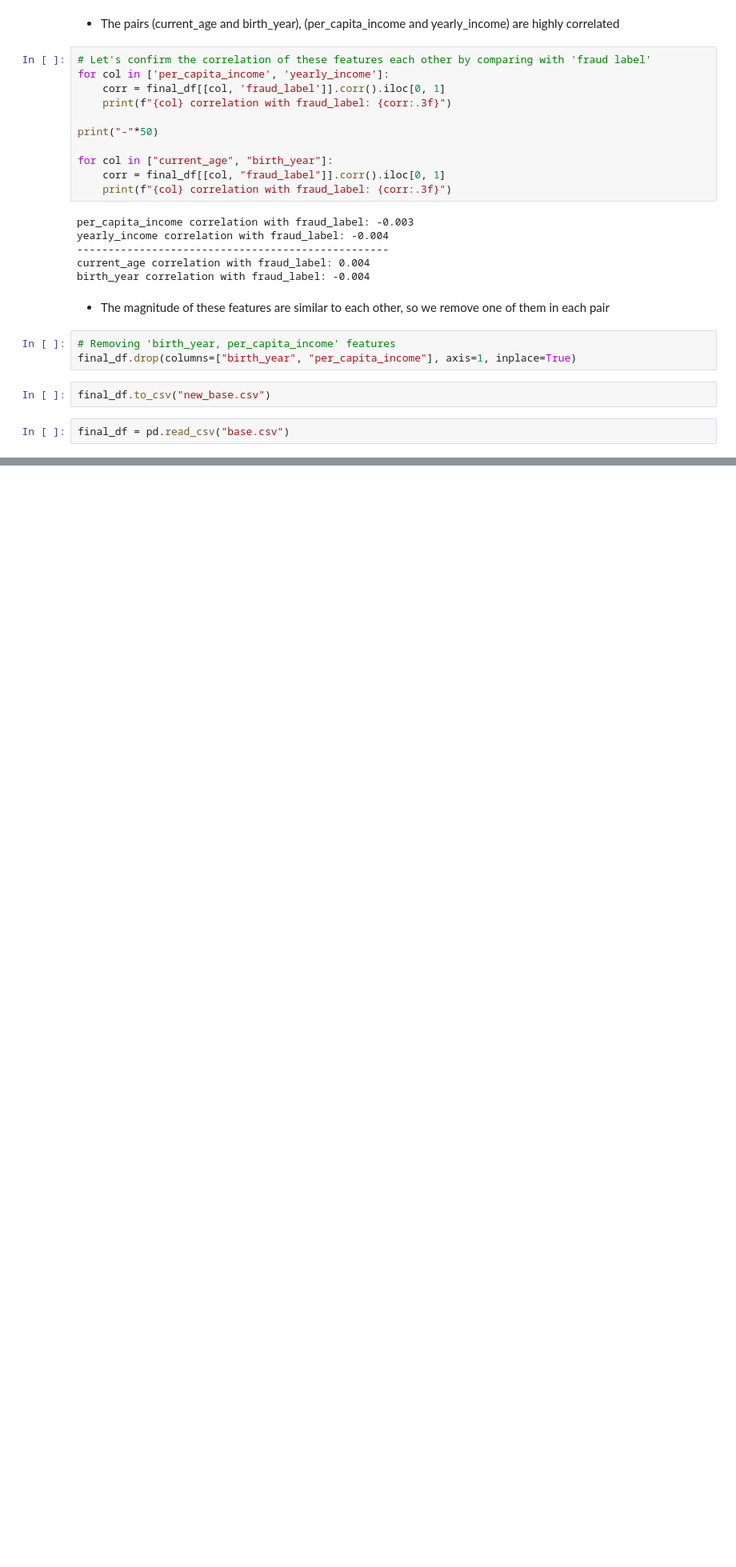
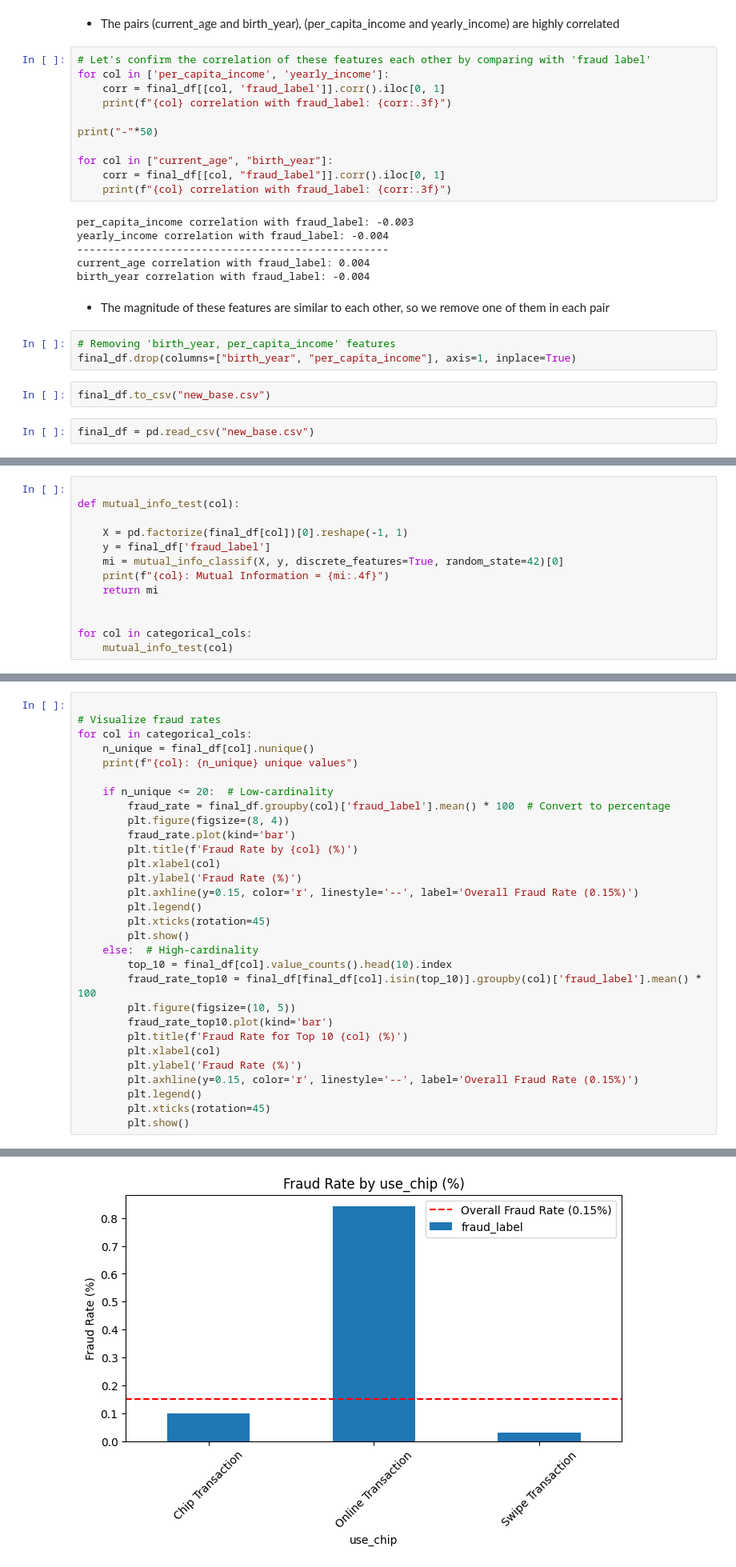
Before and after one commit to esr26/Kaggle-Projects, a Jupyter notebook: Financial Transaction Fraud/ft.ipynb, the cells around one changed output, grey strips where cells are left out. Shown at 80% size. Drawn from its saved outputs; the diff is of its cells as text; blank space fills up the shorter version.

Commit message:
Code Update
Analyzed Categorical columns

```diff
--- a/Financial Transaction Fraud/ft.ipynb
+++ b/Financial Transaction Fraud/ft.ipynb
@@ -507,7 +511,7 @@ final_df.drop(columns=["birth_year", "per_capita_income"], axis=1, inplace=True)
 # %%
 final_df.to_csv("new_base.csv")
 # %%
-final_df = pd.read_csv("base.csv")
+final_df = pd.read_csv("new_base.csv")
 # %%
 final_df.columns
 # %% [output]
@@ -524,0 +599,13 @@ Index(['Unnamed: 0', 'date', 'client_id_x', 'card_id', 'amount', 'use_chip',
+# %%
+
+def mutual_info_test(col):
+
+    X = pd.factorize(final_df[col])[0].reshape(-1, 1)
+    y = final_df['fraud_label']
+    mi = mutual_info_classif(X, y, discrete_features=True, random_state=42)[0]
+    print(f"{col}: Mutual Information = {mi:.4f}")
+    return mi
+
+
+for col in categorical_cols:
+    mutual_info_test(col)
@@ -524,0 +623,31 @@ Index(['Unnamed: 0', 'date', 'client_id_x', 'card_id', 'amount', 'use_chip',
+# %%
+
+# Visualize fraud rates
+for col in categorical_cols:
+    n_unique = final_df[col].nunique()
+    print(f"{col}: {n_unique} unique values")
+
+    if n_unique <= 20:  # Low-cardinality
+        fraud_rate = final_df.groupby(col)['fraud_label'].mean() * 100  # Convert to percentage
+        plt.figure(figsize=(8, 4))
+        fraud_rate.plot(kind='bar')
+        plt.title(f'Fraud Rate by {col} (%)')
+        plt.xlabel(col)
+        plt.ylabel('Fraud Rate (%)')
+        plt.axhline(y=0.15, color='r', linestyle='--', label='Overall Fraud Rate (0.15%)')
+        plt.legend()
+        plt.xticks(rotation=45)
+        plt.show()
+    else:  # High-cardinality
+        top_10 = final_df[col].value_counts().head(10).index
+        fraud_rate_top10 = final_df[final_df[col].isin(top_10)].groupby(col)['fraud_label'].mean() * 100
+        plt.figure(figsize=(10, 5))
+        fraud_rate_top10.plot(kind='bar')
+        plt.title(f'Fraud Rate for Top 10 {col} (%)')
+        plt.xlabel(col)
+        plt.ylabel('Fraud Rate (%)')
+        plt.axhline(y=0.15, color='r', linestyle='--', label='Overall Fraud Rate (0.15%)')
+        plt.legend()
+        plt.xticks(rotation=45)
+        plt.show()
+# %% [output]
@@ -524,0 +655 @@ Index(['Unnamed: 0', 'date', 'client_id_x', 'card_id', 'amount', 'use_chip',
+[figure, added]
```
Also changed, not shown: parts of 12 cells of this notebook.
